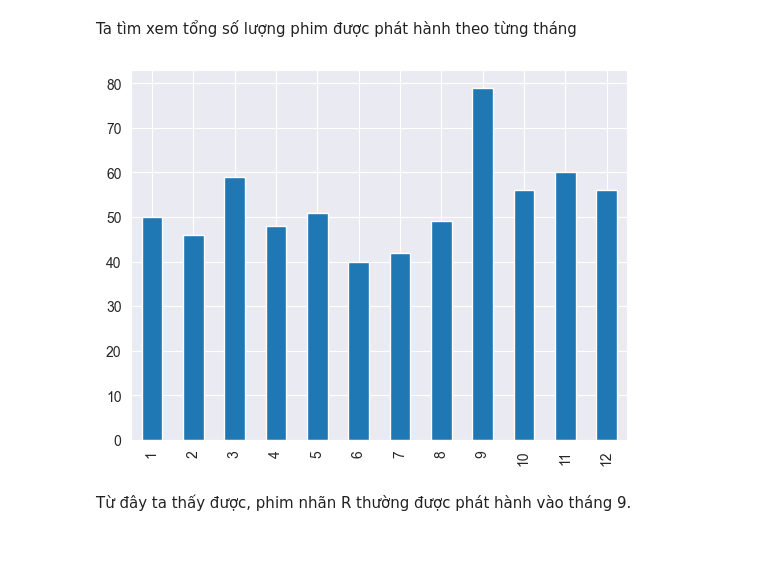
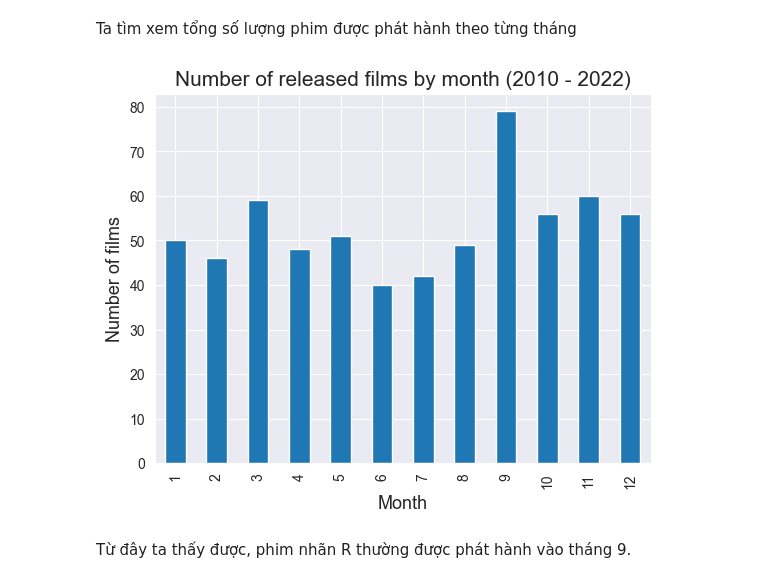
Before and after one commit to Eakan-Git/Introduction-to-Data-Science, a Jupyter notebook: data_explorations.ipynb, the cells around one changed output. Saved outputs shown, nothing was run; the diff lists cells and outputs as text; code cells hidden in the pictures; blank space fills up the shorter version.

Commit message:
minor update (titles)

```diff
--- a/data_explorations.ipynb
+++ b/data_explorations.ipynb
@@ -485,8 +485,12 @@ R_release
 Ta tìm xem tổng số lượng phim được phát hành theo từng tháng
 # %%
 R_release['release_month'].value_counts(sort=False).plot.bar();
+plt.title('Number of released films by month (2010 - 2022)',fontsize = 15)
+plt.xlabel('Month',fontsize = 13)
+plt.ylabel('Number of films',fontsize = 13)
+sns.set_style("darkgrid")
 # %% [output]
-[figure, old version]
+[figure, new version]
 # %% [markdown]
 Từ đây ta thấy được, phim nhãn R thường được phát hành vào tháng 9.
 # %% [markdown]
```
Also changed, not shown: parts of 5 cells of this notebook, 1 other file.
